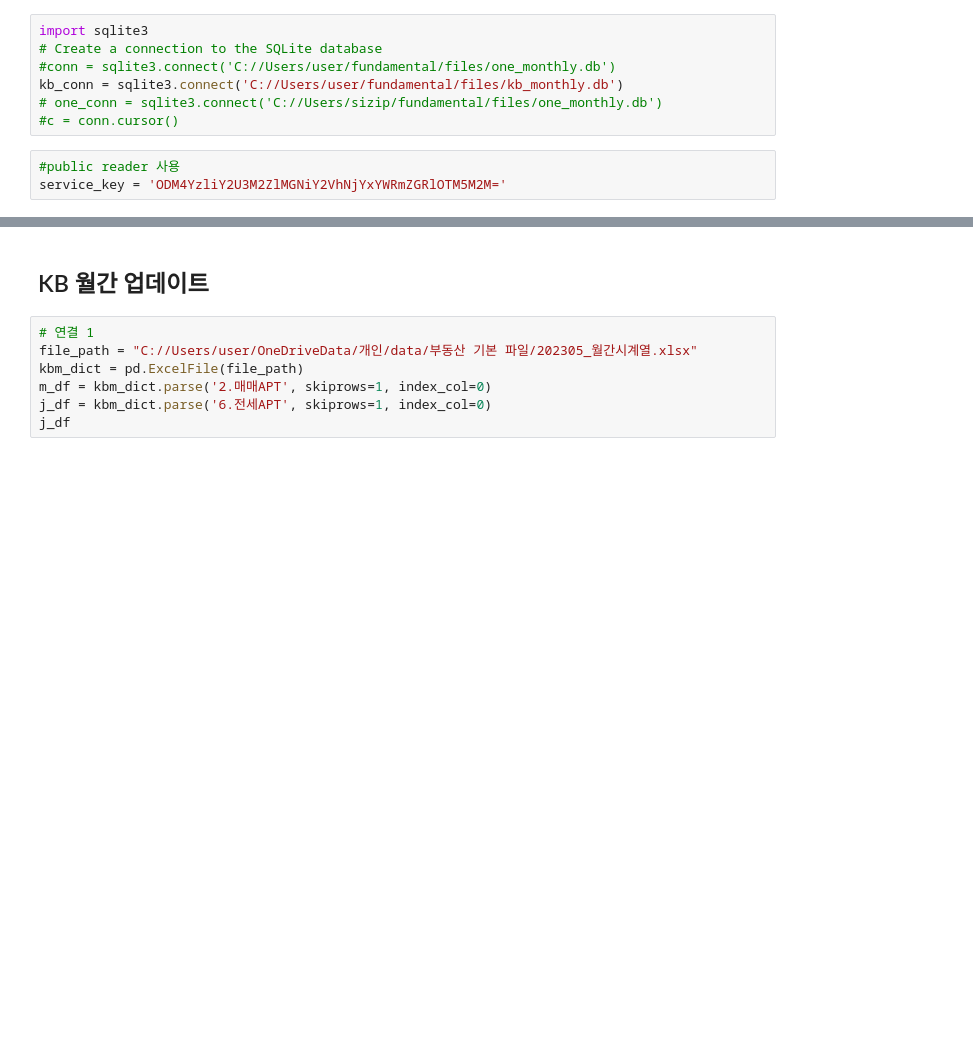
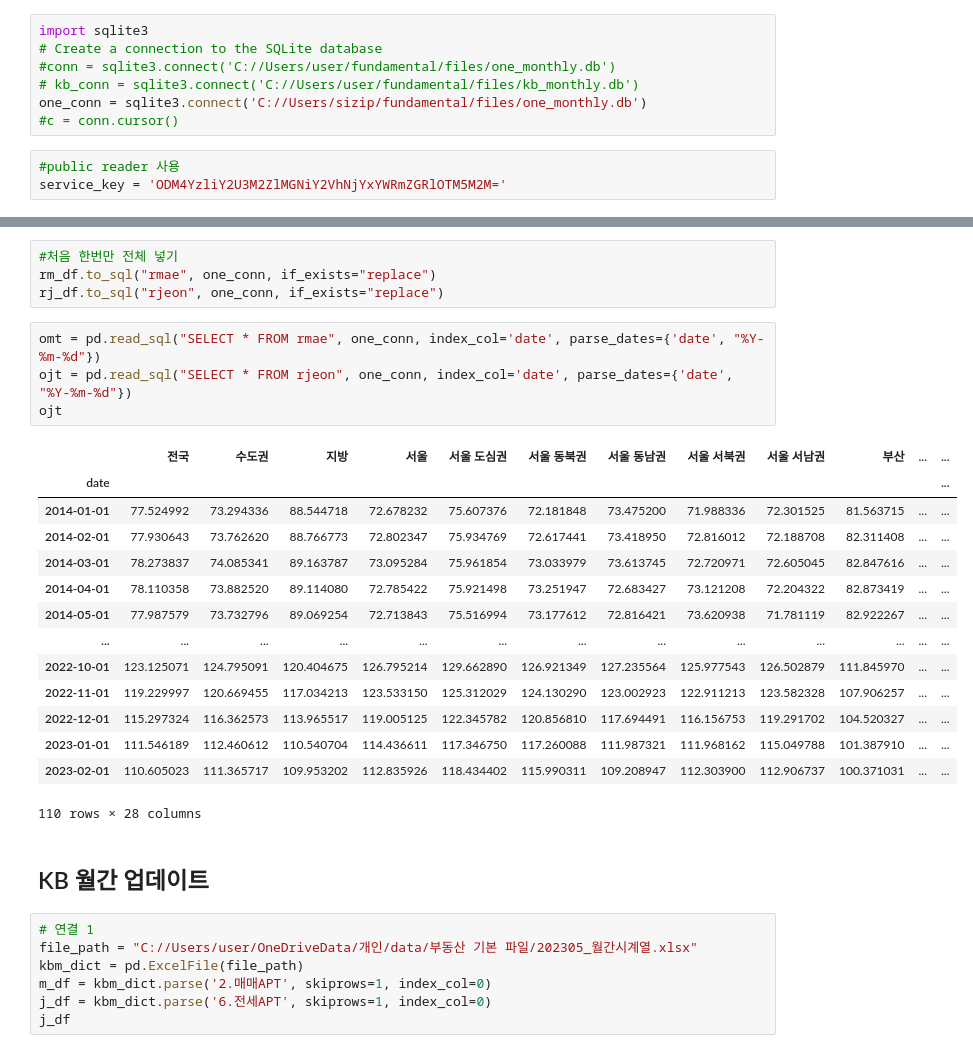
Before and after one commit to sizipusx/fundamental, a Jupyter notebook: jupyterlab/월간 부동산 업데이트.ipynb, the cells around one changed output, grey strips where cells are left out. Saved outputs shown, nothing was run; the diff lists cells and outputs as text; blank space fills up the shorter version.

```diff
--- a/jupyterlab/월간 부동산 업데이트.ipynb
+++ b/jupyterlab/월간 부동산 업데이트.ipynb
@@ -10,8 +10,8 @@ header_excel = pd.ExcelFile(path)
 import sqlite3
 # Create a connection to the SQLite database
 #conn = sqlite3.connect('C://Users/user/fundamental/files/one_monthly.db')
-kb_conn = sqlite3.connect('C://Users/user/fundamental/files/kb_monthly.db')
-# one_conn = sqlite3.connect('C://Users/sizip/fundamental/files/one_monthly.db')
+# kb_conn = sqlite3.connect('C://Users/user/fundamental/files/kb_monthly.db')
+one_conn = sqlite3.connect('C://Users/sizip/fundamental/files/one_monthly.db')
 #c = conn.cursor()
 # %%
 #public reader 사용
@@ -19,3 +69,26 @@ service_key = 'ODM4YzliY2U3M2ZlMGNiY2VhNjYxYWRmZGRlOTM5M2M='
+# %%
+#처음 한번만 전체 넣기
+rm_df.to_sql("rmae", one_conn, if_exists="replace")
+rj_df.to_sql("rjeon", one_conn, if_exists="replace")
+# %%
+omt = pd.read_sql("SELECT * FROM rmae", one_conn, index_col='date', parse_dates={'date', "%Y-%m-%d"})
+ojt = pd.read_sql("SELECT * FROM rjeon", one_conn, index_col='date', parse_dates={'date', "%Y-%m-%d"})
+ojt
+# %% [output]
+|  | 전국 | 수도권 | 지방 | 서울 | 서울 도심권 | 서울 동북권 | 서울 동남권 | 서울 서북권 | 서울 서남권 | 부산 | ... | ... |
+| date |  |  |  |  |  |  |  |  |  |  |  | ... |
+| 2014-01-01 | 77.524992 | 73.294336 | 88.544718 | 72.678232 | 75.607376 | 72.181848 | 73.475200 | 71.988336 | 72.301525 | 81.563715 | ... | ... |
+| 2014-02-01 | 77.930643 | 73.762620 | 88.766773 | 72.802347 | 75.934769 | 72.617441 | 73.418950 | 72.816012 | 72.188708 | 82.311408 | ... | ... |
+| 2014-03-01 | 78.273837 | 74.085341 | 89.163787 | 73.095284 | 75.961854 | 73.033979 | 73.613745 | 72.720971 | 72.605045 | 82.847616 | ... | ... |
+| 2014-04-01 | 78.110358 | 73.882520 | 89.114080 | 72.785422 | 75.921498 | 73.251947 | 72.683427 | 73.121208 | 72.204322 | 82.873419 | ... | ... |
+| 2014-05-01 | 77.987579 | 73.732796 | 89.069254 | 72.713843 | 75.516994 | 73.177612 | 72.816421 | 73.620938 | 71.781119 | 82.922267 | ... | ... |
+| ... | ... | ... | ... | ... | ... | ... | ... | ... | ... | ... | ... | ... |
+| 2022-10-01 | 123.125071 | 124.795091 | 120.404675 | 126.795214 | 129.662890 | 126.921349 | 127.235564 | 125.977543 | 126.502879 | 111.845970 | ... | ... |
+| 2022-11-01 | 119.229997 | 120.669455 | 117.034213 | 123.533150 | 125.312029 | 124.130290 | 123.002923 | 122.911213 | 123.582328 | 107.906257 | ... | ... |
+| 2022-12-01 | 115.297324 | 116.362573 | 113.965517 | 119.005125 | 122.345782 | 120.856810 | 117.694491 | 116.156753 | 119.291702 | 104.520327 | ... | ... |
+| 2023-01-01 | 111.546189 | 112.460612 | 110.540704 | 114.436611 | 117.346750 | 117.260088 | 111.987321 | 111.968162 | 115.049788 | 101.387910 | ... | ... |
+| 2023-02-01 | 110.605023 | 111.365717 | 109.953202 | 112.835926 | 118.434402 | 115.990311 | 109.208947 | 112.303900 | 112.906737 | 100.371031 | ... | ... |
+110 rows × 28 columns
 # %% [markdown]
 ## KB 월간 업데이트
 # %%
```
Also changed, not shown: parts of 5 cells of this notebook.
